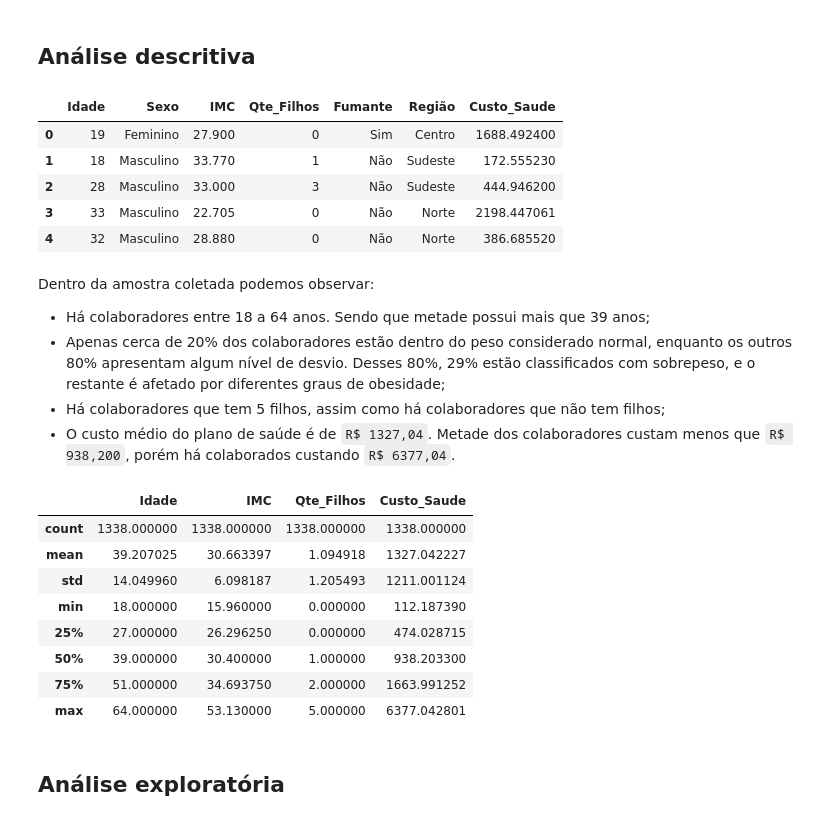
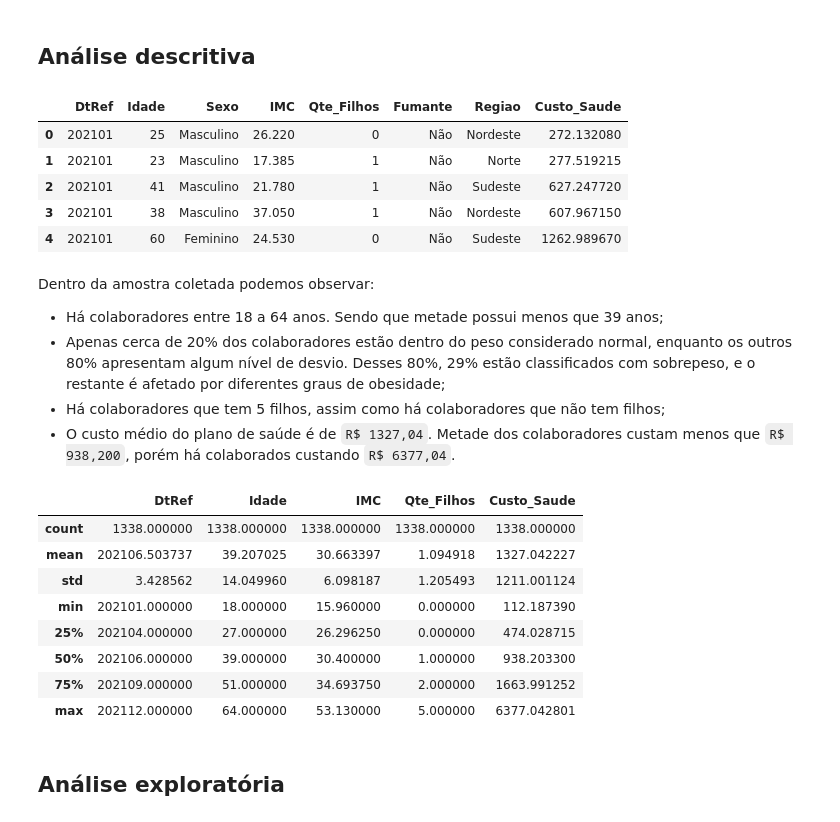
Before and after one commit to ben-hurs/otimizacao-plano-saude, a Jupyter notebook: codigo.ipynb, the cells around one changed output. Drawn from its saved outputs; the diff is of its cells as text; code cells hidden in the pictures.

```diff
--- a/codigo.ipynb
+++ b/codigo.ipynb
@@ -50,34 +57,34 @@ from statsmodels.stats.multicomp import pairwise_tukeyhsd
 # %% [markdown]
 ## Análise descritiva
 # %%
-df = pd.read_excel('base_plano_de_saude.xlsx', sheet_name = 'base')
+df = pd.read_excel('base_custos_saude.xlsx', sheet_name = 'base')
 df.head()
 # %% [output]
-|  | Idade | Sexo | IMC | Qte_Filhos | Fumante | Região | Custo_Saude |
-| 0 | 19 | Feminino | 27.900 | 0 | Sim | Centro | 1688.492400 |
-| 1 | 18 | Masculino | 33.770 | 1 | Não | Sudeste | 172.555230 |
-| 2 | 28 | Masculino | 33.000 | 3 | Não | Sudeste | 444.946200 |
-| 3 | 33 | Masculino | 22.705 | 0 | Não | Norte | 2198.447061 |
-| 4 | 32 | Masculino | 28.880 | 0 | Não | Norte | 386.685520 |
+|  | DtRef | Idade | Sexo | IMC | Qte_Filhos | Fumante | Regiao | Custo_Saude |
+| 0 | 202101 | 25 | Masculino | 26.220 | 0 | Não | Nordeste | 272.132080 |
+| 1 | 202101 | 23 | Masculino | 17.385 | 1 | Não | Norte | 277.519215 |
+| 2 | 202101 | 41 | Masculino | 21.780 | 1 | Não | Sudeste | 627.247720 |
+| 3 | 202101 | 38 | Masculino | 37.050 | 1 | Não | Nordeste | 607.967150 |
+| 4 | 202101 | 60 | Feminino | 24.530 | 0 | Não | Sudeste | 1262.989670 |
 # %% [markdown]
 Dentro da amostra coletada podemos observar:
 
-- Há colaboradores entre 18 a 64 anos. Sendo que metade possui mais que 39 anos;
+- Há colaboradores entre 18 a 64 anos. Sendo que metade possui menos que 39 anos;
 - Apenas cerca de 20% dos colaboradores estão dentro do peso considerado normal, enquanto os outros 80% apresentam algum nível de desvio. Desses 80%, 29% estão classificados com sobrepeso, e o restante é afetado por diferentes graus de obesidade;
 - Há colaboradores que tem 5 filhos, assim como há colaboradores que não tem filhos;
 - O custo médio do plano de saúde é de `R$ 1327,04`. Metade dos colaboradores custam menos que `R$ 938,200`, porém há colaborados custando `R$ 6377,04`.
 # %%
 df.describe()
 # %% [output]
-|  | Idade | IMC | Qte_Filhos | Custo_Saude |
-| count | 1338.000000 | 1338.000000 | 1338.000000 | 1338.000000 |
-| mean | 39.207025 | 30.663397 | 1.094918 | 1327.042227 |
-| std | 14.049960 | 6.098187 | 1.205493 | 1211.001124 |
-| min | 18.000000 | 15.960000 | 0.000000 | 112.187390 |
-| 25% | 27.000000 | 26.296250 | 0.000000 | 474.028715 |
-| 50% | 39.000000 | 30.400000 | 1.000000 | 938.203300 |
-| 75% | 51.000000 | 34.693750 | 2.000000 | 1663.991252 |
-| max | 64.000000 | 53.130000 | 5.000000 | 6377.042801 |
+|  | DtRef | Idade | IMC | Qte_Filhos | Custo_Saude |
+| count | 1338.000000 | 1338.000000 | 1338.000000 | 1338.000000 | 1338.000000 |
+| mean | 202106.503737 | 39.207025 | 30.663397 | 1.094918 | 1327.042227 |
+| std | 3.428562 | 14.049960 | 6.098187 | 1.205493 | 1211.001124 |
+| min | 202101.000000 | 18.000000 | 15.960000 | 0.000000 | 112.187390 |
+| 25% | 202104.000000 | 27.000000 | 26.296250 | 0.000000 | 474.028715 |
+| 50% | 202106.000000 | 39.000000 | 30.400000 | 1.000000 | 938.203300 |
+| 75% | 202109.000000 | 51.000000 | 34.693750 | 2.000000 | 1663.991252 |
+| max | 202112.000000 | 64.000000 | 53.130000 | 5.000000 | 6377.042801 |
 # %% [markdown]
 ## Análise exploratória
 # %% [markdown]
```
Also changed, not shown: parts of 56 cells of this notebook, 2 other files.
